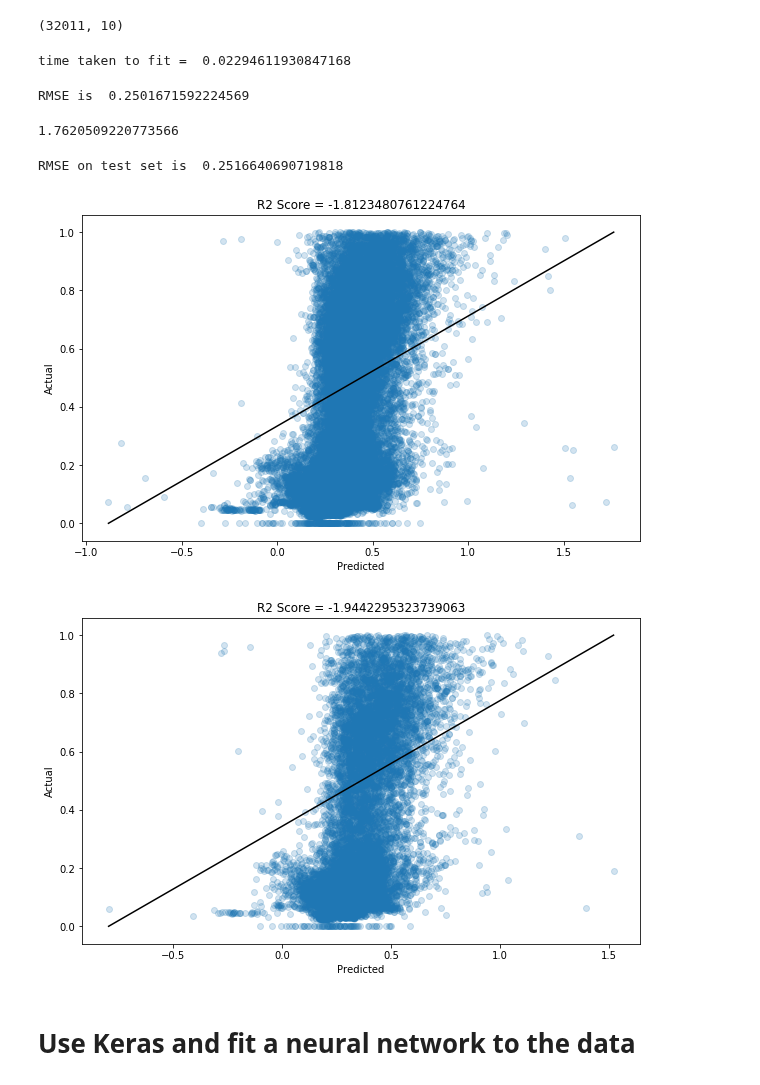
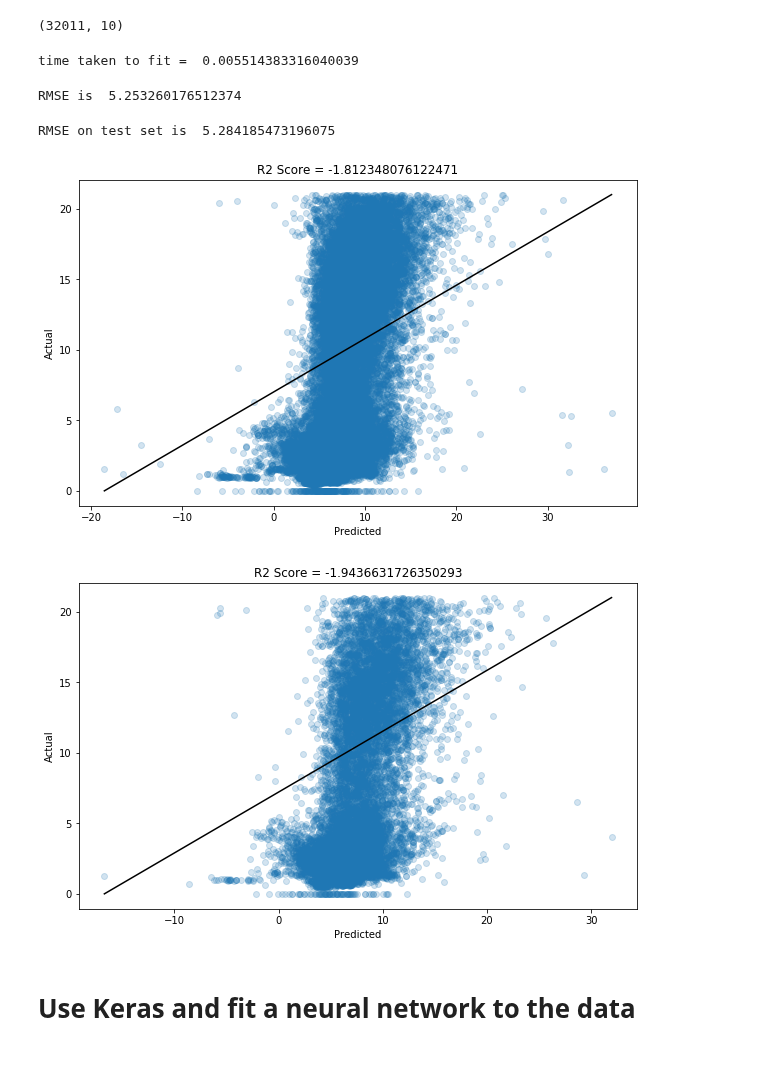
Before and after one commit to aniket-ak/Machine-Learning-CASP-Dataset, a Jupyter notebook: CASP.ipynb, the cells around one changed output. Saved outputs shown, nothing was run; the diff lists cells and outputs as text; code cells hidden in the pictures.

```diff
--- a/CASP.ipynb
+++ b/CASP.ipynb
@@ -129,6 +136,6 @@ import time
 lin_reg = LinearRegression();
 
 start_time = time.time()
-lin_reg.fit(X_train_scaled, y_train_scaled)
+lin_reg.fit(X_train_scaled, y_train)
 print('Time taken ' + str(time.time() - start_time))
 # %% [output]
@@ -192,18 +193,14 @@ X_train_scaled.shape
 # %%
 lin_reg_pca = LinearRegression()
 start_time = time.time()
-lin_reg_pca.fit(X_train_scaled, y_train_scaled)
+lin_reg_pca.fit(X_train_scaled, y_train)
 print("time taken to fit = ", time.time()-start_time)
 # %% [output]
-time taken to fit =  0.02294611930847168
+time taken to fit =  0.005514383316040039
 # %%
-rmse_X_scaled = np.sqrt(mean_squared_error(lin_reg_pca.predict(X_train_scaled),y_train_scaled))
+rmse_X_scaled = np.sqrt(mean_squared_error(lin_reg_pca.predict(X_train_scaled),y_train))
 print("RMSE is ",rmse_X_scaled)
 # %% [output]
-RMSE is  0.2501671592224569
+RMSE is  5.253260176512374
-# %%
-lin_reg_pca.predict(X_train_scaled).max()
-# %% [output]
-1.7620509220773566
 # %%
 X_test_scaled = pca_pipeline.transform(X_test)
@@ -211,16 +207,16 @@ y_test_scaled = scaler_pipeline.fit_transform(y_test.values.reshape(-1,1))
 # %%
-rmse_test = np.sqrt(mean_squared_error(lin_reg_pca.predict(X_test_scaled),y_test_scaled))
+rmse_test = np.sqrt(mean_squared_error(lin_reg_pca.predict(X_test_scaled),y_test))
 print("RMSE on test set is ", rmse_test)
 # %% [output]
-RMSE on test set is  0.2516640690719818
+RMSE on test set is  5.284185473196075
 # %%
-plot_results(X_train_scaled, y_train_scaled, lin_reg_pca, "With_PCA_Train")
+plot_results(X_train_scaled, y_train, lin_reg_pca, "With_PCA_Train")
 # %% [output]
-[figure, old version]
+[figure, new version]
 # %%
-plot_results(X_test_scaled, y_test_scaled, lin_reg_pca, "With_PCA")
+plot_results(X_test_scaled, y_test, lin_reg_pca, "With_PCA")
 # %% [output]
-[figure, old version]
+[figure, new version]
 # %% [markdown]
 # Use Keras and fit a neural network to the data
 # %%
```
Also changed, not shown: parts of 14 cells of this notebook.
